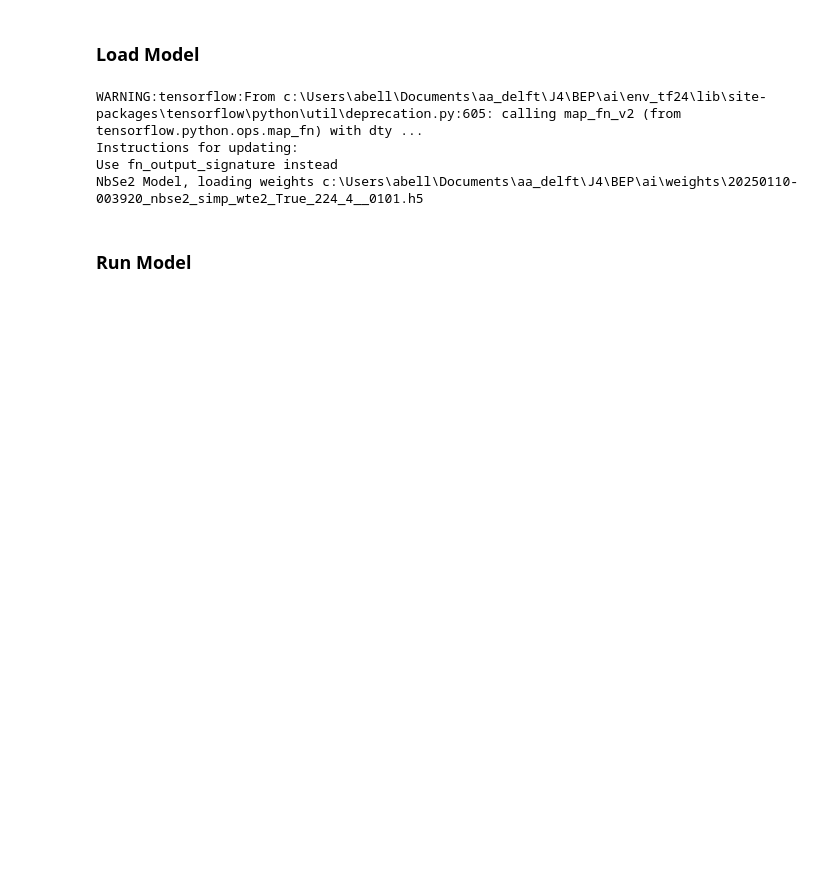
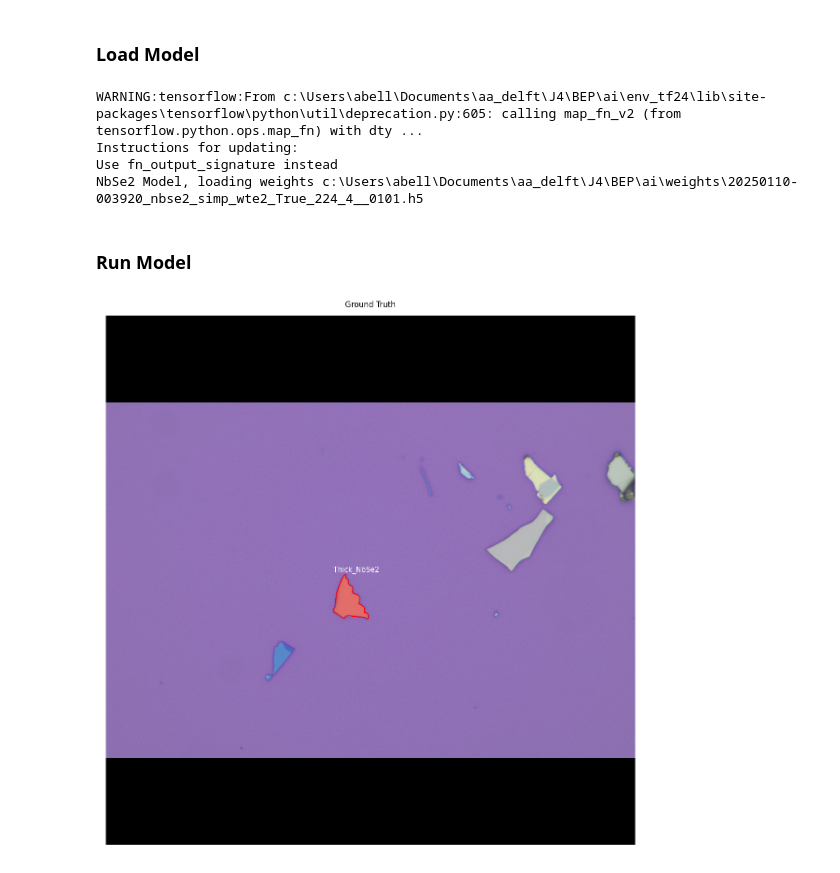
Before and after one commit to Linuxable/tdmms_DL, a Jupyter notebook: inspect_model.ipynb, the cells around one changed output. Cells and saved outputs as stored; diff of their text form; code cells hidden in the pictures; blank space fills up the shorter version.

Commit message:
train ex

```diff
--- a/inspect_model.ipynb
+++ b/inspect_model.ipynb
@@ -34,8 +34,8 @@ from bep.dataset import bepDataset
 # %% [markdown]
 ### **Load data**
 # %%
-dataset = 'data_simp_afm'
-use_bs = True
+dataset = 'data_ex_afm'
+use_bs = False
 # %%
 utils.check_dir_setup((0.8, 0.1, 0.1), dataset, use_bs)
 
@@ -79,5 +79,7 @@ NbSe2 Model, loading weights c:\Users\abell\Documents\aa_delft\J4\BEP\ai\weights
 # %%
 run_model = utils.runModel(model_NbSe2, config, plot_size=15)
 # %%
-# run_model.gt(dataset=test, rand=True, show_bbox=False)
+run_model.gt(dataset=train, rand=True, show_bbox=False)
+# %% [output]
+[figure, added]
 # %%
```
Also changed, not shown: parts of 2 cells of this notebook, 3 other files.
